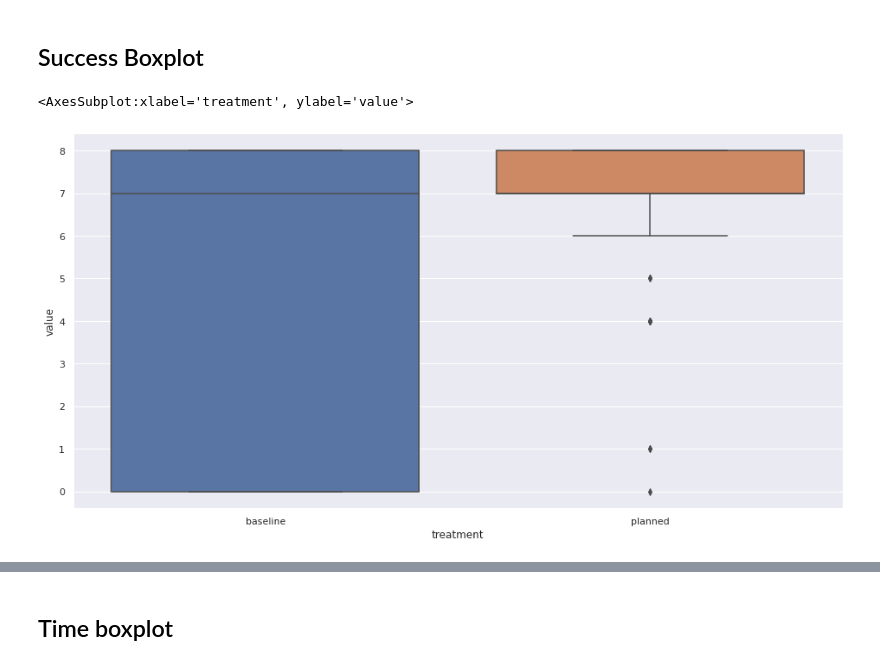
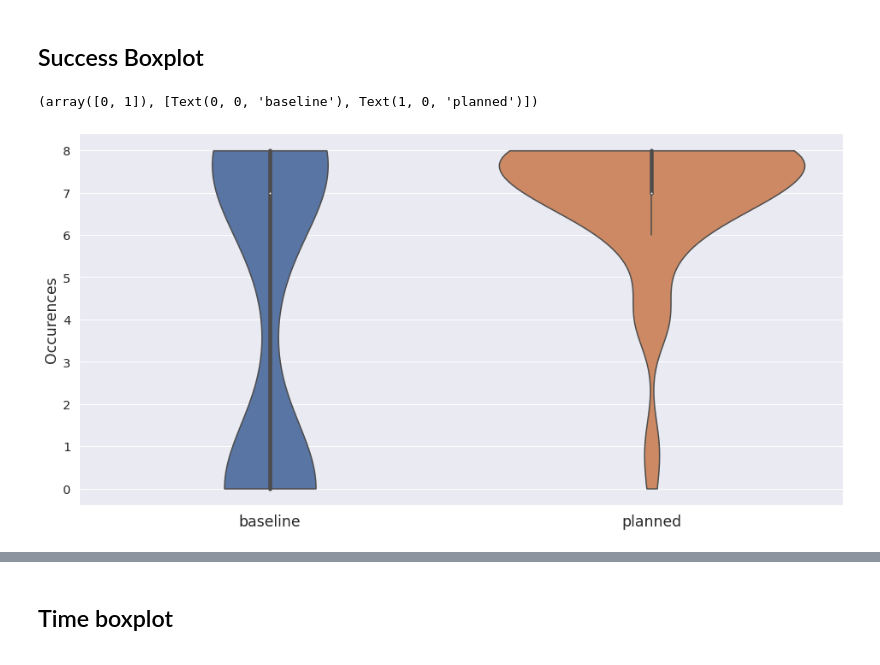
Before and after one commit to VicenteMoraes/hmrs_analysis, a Jupyter notebook: notebooks/Analysis.ipynb, the cells around one changed output, grey strips where cells are left out. Saved outputs shown, nothing was run; the diff lists cells and outputs as text; code cells hidden in the pictures.

```diff
--- a/notebooks/Analysis.ipynb
+++ b/notebooks/Analysis.ipynb
@@ -468,10 +476,14 @@ array([<AxesSubplot:title={'center':'baseline'}, xlabel='scenario_id'>,
 # %%
 boxplot_counts = successes.groupby(["scenario_id", "treatment"])["end_state"].count().unstack().reset_index().fillna(0)
 boxplot_counts.loc[17.5] = [19, 0, 0]
 boxplot_counts = boxplot_counts.sort_index().reset_index(drop=True)
 del boxplot_counts['scenario_id']
 boxplot_counts = pd.melt(boxplot_counts)
-sns.boxplot(x="treatment", y="value", data=boxplot_counts)
+sns.violinplot(x="treatment", y="value", data=boxplot_counts, cut=0)
+plt.ylabel("Occurences", fontsize="x-large")
+plt.xlabel("")
+plt.yticks(fontsize="large")
+plt.xticks(fontsize="x-large")
 # %% [output]
-<AxesSubplot:xlabel='treatment', ylabel='value'>
+(array([0, 1]), [Text(0, 0, 'baseline'), Text(1, 0, 'planned')])
-[figure, old version]
+[figure, new version]
```
Also changed, not shown: parts of 10 cells of this notebook.
